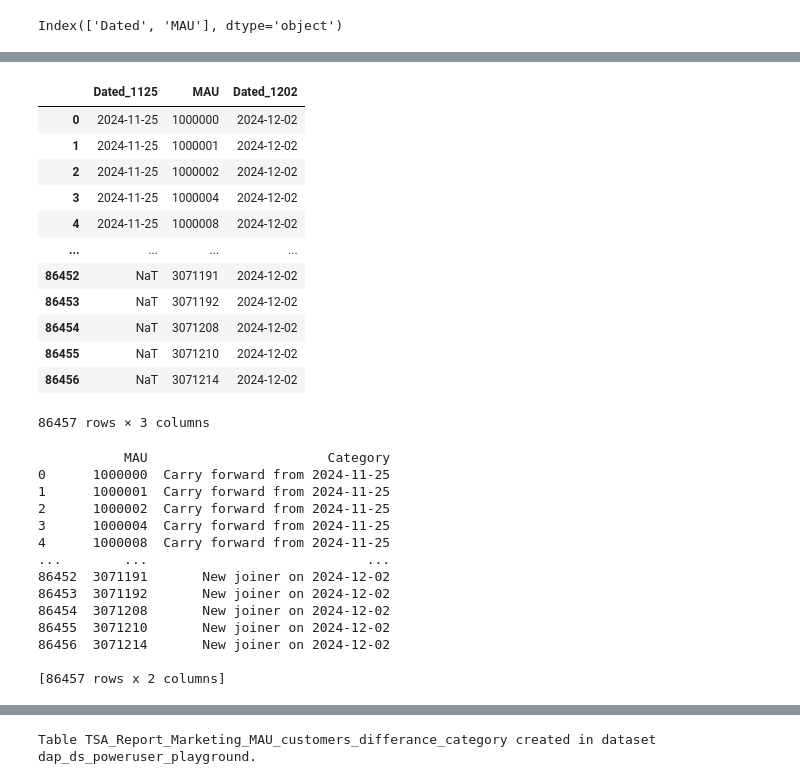
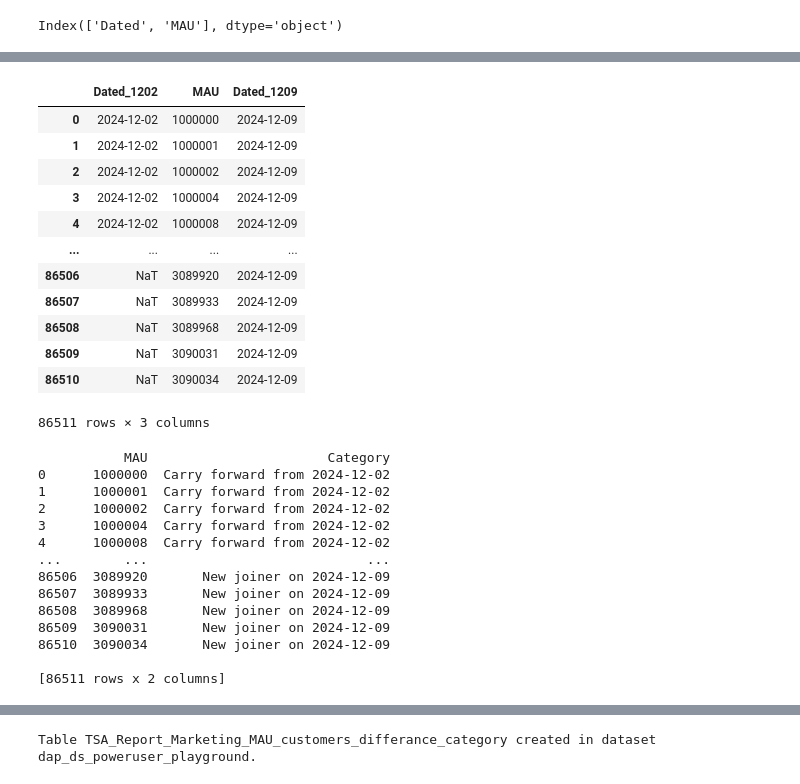
Before and after one commit to dchakroborti-tonik/MAU_MMAU_REPORT, a Jupyter notebook: TSA_REPORT_TEMPLATE_v2.ipynb, the cells around one changed output, grey strips where cells are left out. Saved outputs shown, nothing was run; the diff lists cells and outputs as text; code cells hidden in the pictures.

Commit message:
updated week starting 09-12-2024

```diff
--- a/TSA_REPORT_TEMPLATE_v2.ipynb
+++ b/TSA_REPORT_TEMPLATE_v2.ipynb
@@ -35,8 +35,8 @@ def get_week_start_dates(start_date, end_date):
         current_date += relativedelta(weeks=1)
     return week_start_dates
 
-start_date = datetime.date(2024, 12, 2)
-end_date = datetime.date(2024, 12, 8)
+start_date = datetime.date(2024, 12, 9)
+end_date = datetime.date(2024, 12, 15)
 
 week_start_dates = get_week_start_dates(start_date, end_date)
 print(week_start_dates)
@@ -755,5 +755,5 @@ Dated
 Name: count, dtype: int64
 # %%
 # Separate data into two dataframes based on date
-df_1125 = df[df['Dated'] == '2024-11-25'].reset_index(drop=True)
 df_1202 = df[df['Dated'] == '2024-12-02'].reset_index(drop=True)
+df_1209 = df[df['Dated'] == '2024-12-09'].reset_index(drop=True)
@@ -778,30 +778,30 @@ df_1202.head()
 # %%
 # Merge to find customers present on both dates
-merged = pd.merge(df_1125, df_1202, on='MAU', suffixes=('_1125', '_1202'), how='outer')
+merged = pd.merge(df_1202, df_1209, on='MAU', suffixes=('_1202', '_1209'), how='outer')
 merged
 # %% [output]
-|  | Dated_1125 | MAU | Dated_1202 |
-| 0 | 2024-11-25 | 1000000 | 2024-12-02 |
-| 1 | 2024-11-25 | 1000001 | 2024-12-02 |
-| 2 | 2024-11-25 | 1000002 | 2024-12-02 |
-| 3 | 2024-11-25 | 1000004 | 2024-12-02 |
-| 4 | 2024-11-25 | 1000008 | 2024-12-02 |
+|  | Dated_1202 | MAU | Dated_1209 |
+| 0 | 2024-12-02 | 1000000 | 2024-12-09 |
+| 1 | 2024-12-02 | 1000001 | 2024-12-09 |
+| 2 | 2024-12-02 | 1000002 | 2024-12-09 |
+| 3 | 2024-12-02 | 1000004 | 2024-12-09 |
+| 4 | 2024-12-02 | 1000008 | 2024-12-09 |
 | ... | ... | ... | ... |
-| 86452 | NaT | 3071191 | 2024-12-02 |
-| 86453 | NaT | 3071192 | 2024-12-02 |
-| 86454 | NaT | 3071208 | 2024-12-02 |
-| 86455 | NaT | 3071210 | 2024-12-02 |
-| 86456 | NaT | 3071214 | 2024-12-02 |
+| 86506 | NaT | 3089920 | 2024-12-09 |
+| 86507 | NaT | 3089933 | 2024-12-09 |
+| 86508 | NaT | 3089968 | 2024-12-09 |
+| 86509 | NaT | 3090031 | 2024-12-09 |
+| 86510 | NaT | 3090034 | 2024-12-09 |
-86457 rows × 3 columns
+86511 rows × 3 columns
 # %%
 # Function to categorize customer presence
 def categorize_presence(row):
-    if pd.isna(row['Dated_1202']):
-        return 'Not available on 2024-12-02'
-    elif pd.isna(row['Dated_1125']):
-        return 'New joiner on 2024-12-02'
+    if pd.isna(row['Dated_1209']):
+        return 'Not available on 2024-12-09'
+    elif pd.isna(row['Dated_1202']):
+        return 'New joiner on 2024-12-09'
     else:
-        return 'Carry forward from 2024-11-25'
+        return 'Carry forward from 2024-12-02'
 
 # Apply function to create category column
 merged['Category'] = merged.apply(categorize_presence, axis=1)
@@ -810,19 +810,19 @@ merged['Category'] = merged.apply(categorize_presence, axis=1)
 print(merged[['MAU', 'Category']])
 # %% [output]
            MAU                       Category
-0      1000000  Carry forward from 2024-11-25
-1      1000001  Carry forward from 2024-11-25
-2      1000002  Carry forward from 2024-11-25
-3      1000004  Carry forward from 2024-11-25
-4      1000008  Carry forward from 2024-11-25
+0      1000000  Carry forward from 2024-12-02
+1      1000001  Carry forward from 2024-12-02
+2      1000002  Carry forward from 2024-12-02
+3      1000004  Carry forward from 2024-12-02
+4      1000008  Carry forward from 2024-12-02
 ...        ...                            ...
-86452  3071191       New joiner on 2024-12-02
-86453  3071192       New joiner on 2024-12-02
-86454  3071208       New joiner on 2024-12-02
-86455  3071210       New joiner on 2024-12-02
-86456  3071214       New joiner on 2024-12-02
+86506  3089920       New joiner on 2024-12-09
+86507  3089933       New joiner on 2024-12-09
+86508  3089968       New joiner on 2024-12-09
+86509  3090031       New joiner on 2024-12-09
+86510  3090034       New joiner on 2024-12-09
 
-[86457 rows x 2 columns]
+[86511 rows x 2 columns]
 # %%
 merged['Category'].value_counts(dropna=False)
 # %% [output]
```
Also changed, not shown: parts of 36 cells of this notebook.
